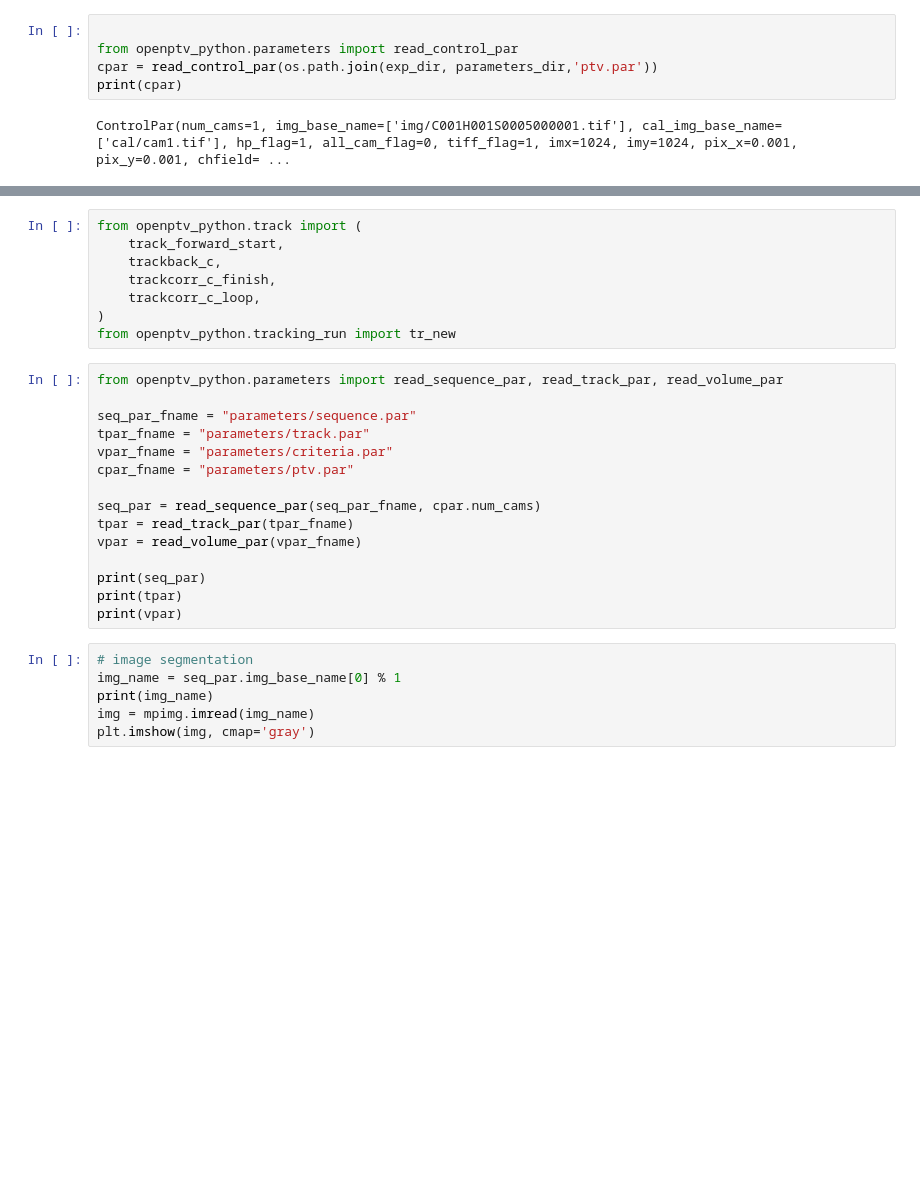
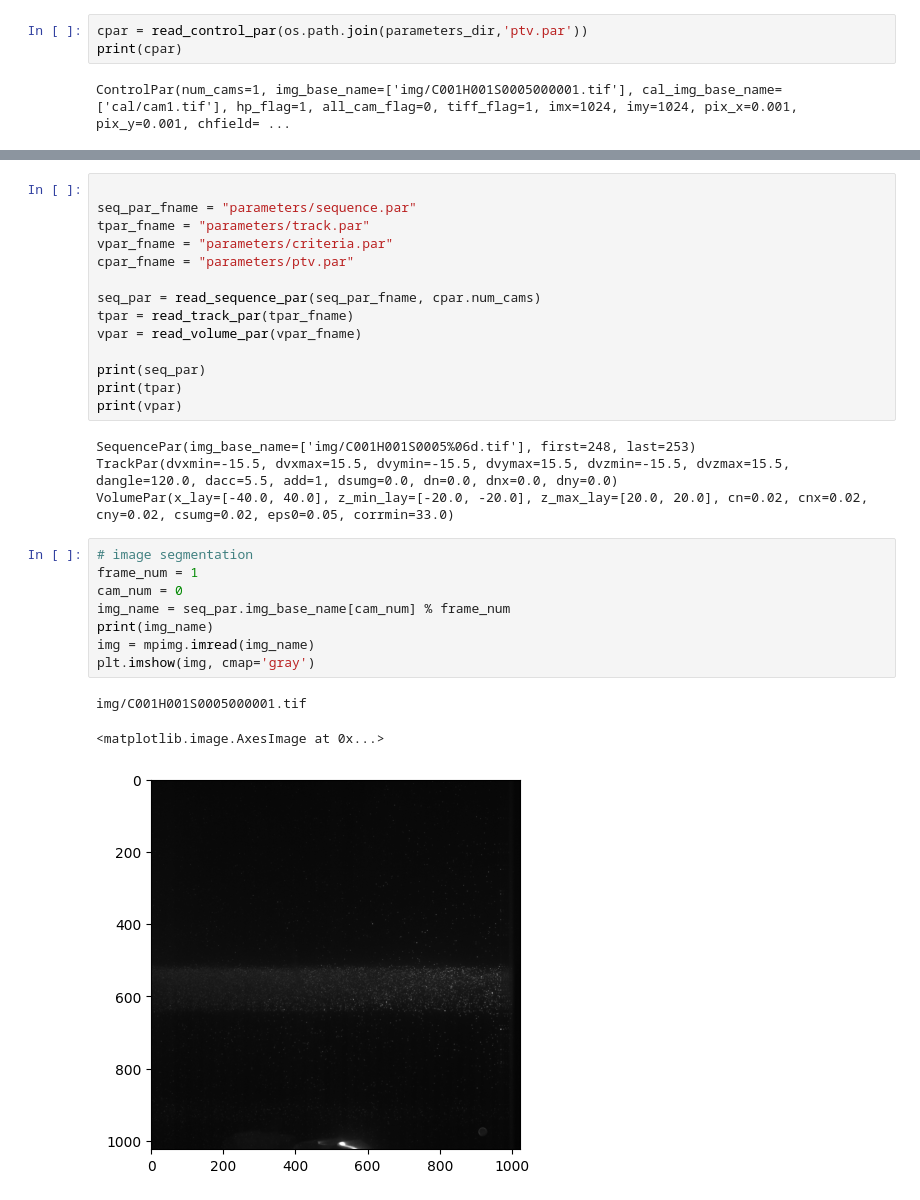
Before and after one commit to alexlib/test_openptv_python_crossing_particle, a Jupyter notebook: test_openptv_crossing_particle.ipynb, the cells around one changed output, grey strips where cells are left out. Drawn from its saved outputs; the diff is of its cells as text; blank space fills up the shorter version.

Commit message:
udpated, no tracking yet

```diff
--- a/test_openptv_crossing_particle.ipynb
+++ b/test_openptv_crossing_particle.ipynb
@@ -46,9 +66,7 @@ os.listdir(exp_dir / parameters_dir)
  'man_ori.dat',
  'sortgrid.par']
 # %%
-
-from openptv_python.parameters import read_control_par
-cpar = read_control_par(os.path.join(exp_dir, parameters_dir,'ptv.par'))
+cpar = read_control_par(os.path.join(parameters_dir,'ptv.par'))
 print(cpar)
 # %% [output]
 ControlPar(num_cams=1, img_base_name=['img/C001H001S0005000001.tif'], cal_img_base_name=['cal/cam1.tif'], hp_flag=1, all_cam_flag=0, tiff_flag=1, imx=1024, imy=1024, pix_x=0.001, pix_y=0.001, chfield= ...
@@ -63,13 +82,4 @@ ValueError: mutable default <class 'numpy.ndarray'> for field origin is not allo
-# %%
-from openptv_python.track import (
-    track_forward_start,
-    trackback_c,
-    trackcorr_c_finish,
-    trackcorr_c_loop,
-)
-from openptv_python.tracking_run import tr_new
 # %%
-from openptv_python.parameters import read_sequence_par, read_track_par, read_volume_par
 
 seq_par_fname = "parameters/sequence.par"
 tpar_fname = "parameters/track.par"
@@ -83,11 +93,21 @@ vpar = read_volume_par(vpar_fname)
 print(seq_par)
 print(tpar)
 print(vpar)
+# %% [output]
+SequencePar(img_base_name=['img/C001H001S0005%06d.tif'], first=248, last=253)
+TrackPar(dvxmin=-15.5, dvxmax=15.5, dvymin=-15.5, dvymax=15.5, dvzmin=-15.5, dvzmax=15.5, dangle=120.0, dacc=5.5, add=1, dsumg=0.0, dn=0.0, dnx=0.0, dny=0.0)
+VolumePar(x_lay=[-40.0, 40.0], z_min_lay=[-20.0, -20.0], z_max_lay=[20.0, 20.0], cn=0.02, cnx=0.02, cny=0.02, csumg=0.02, eps0=0.05, corrmin=33.0)
 # %%
 # image segmentation
-img_name = seq_par.img_base_name[0] % 1
+frame_num = 1
+cam_num = 0
+img_name = seq_par.img_base_name[cam_num] % frame_num
 print(img_name)
 img = mpimg.imread(img_name)
 plt.imshow(img, cmap='gray')
+# %% [output]
+img/C001H001S0005000001.tif
+<matplotlib.image.AxesImage at 0x...>
+[figure, added]
 # %%
 # prepare image for detection
```
Also changed, not shown: parts of 13 cells of this notebook.
